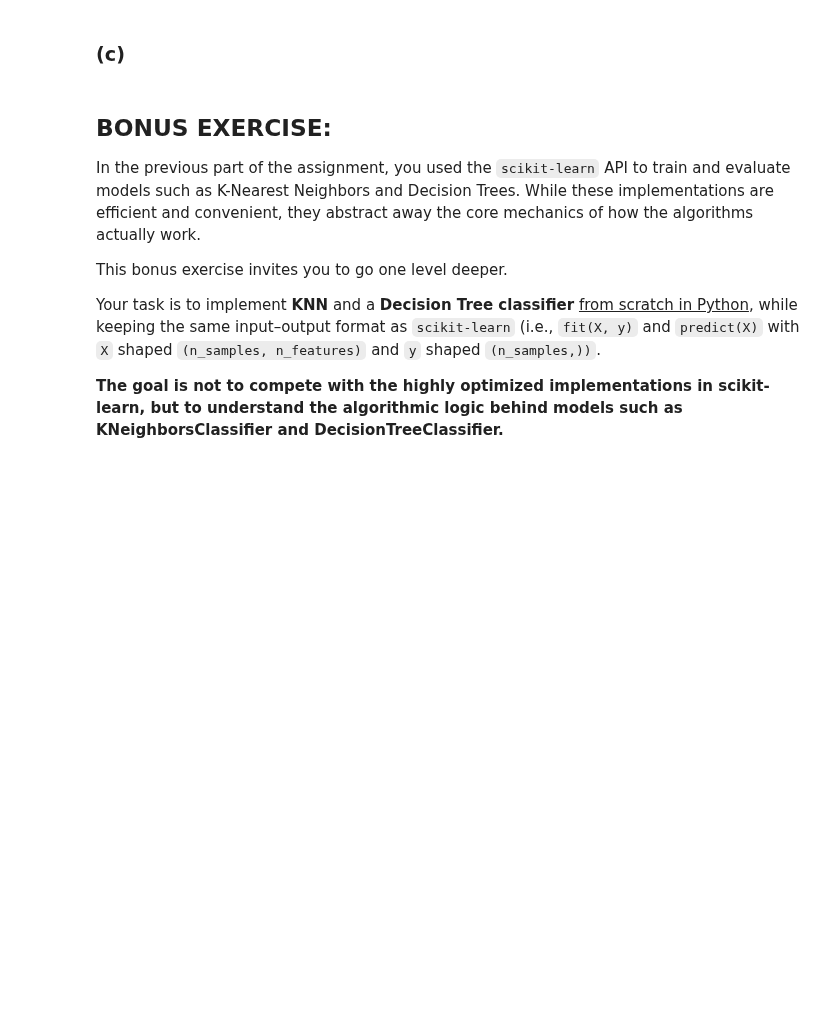
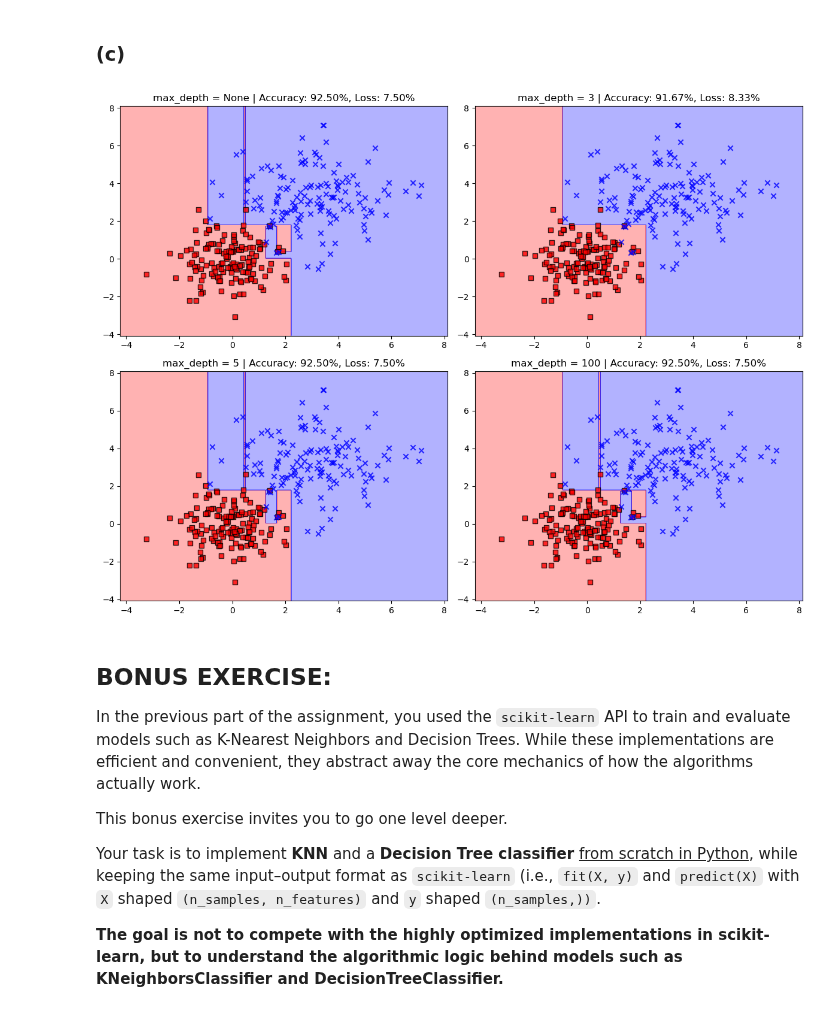
Before and after one commit to JadeHe233/COMP4702, a Jupyter notebook: PracW2.ipynb, the cells around one changed output. Cells and saved outputs as stored; diff of their text form; code cells hidden in the pictures; blank space fills up the shorter version.

```diff
--- a/PracW2.ipynb
+++ b/PracW2.ipynb
@@ -214,27 +237,32 @@ print(f'Test Loss (Misclassification Rate): {test_loss * 100:.2f}%')
 # %%
 # Experiment with different maximum depth values
 max_depth_values = [None, 3, 5, 100]
 
 plt.figure(figsize=(12, 9))
 
 for i, max_depth in enumerate(max_depth_values, 1):
     # TODO: Initialize the Decision Tree classifier with the current maximum depth value
-    decision_tree_classifier = ...
+    decision_tree_classifier = DecisionTreeClassifier(max_depth=max_depth)
 
     # TODO: Train the classifier on the training data
-    ...
+    decision_tree_classifier.fit(X_train, y_train)
 
     # TODO: Make predictions on the test data
-    ...
+    y_test_pred = decision_tree_classifier.predict(X_test)
 
     # TODO: Calculate accuracy and loss
-    ...
+    test_acc = accuracy_score(y_test, y_test_pred)
+    test_loss = 1 - test_acc
 
     # TODO: Plot decision regions
-    ...
+    plt.subplot(2, 2, i) # Creates a 2x2 grid of plots
+    plot_decision_regions(X_train.values, y_train.values, classifier=decision_tree_classifier)
+    plt.title(f'max_depth = {max_depth} | Accuracy: {test_acc * 100:.2f}%, Loss: {test_loss * 100:.2f}%')
 
 plt.tight_layout()
 plt.show()
+# %% [output]
+[figure, added]
 # %% [markdown]
 ## BONUS EXERCISE:
 
```
Also changed, not shown: parts of 18 cells of this notebook, 2 other files.
